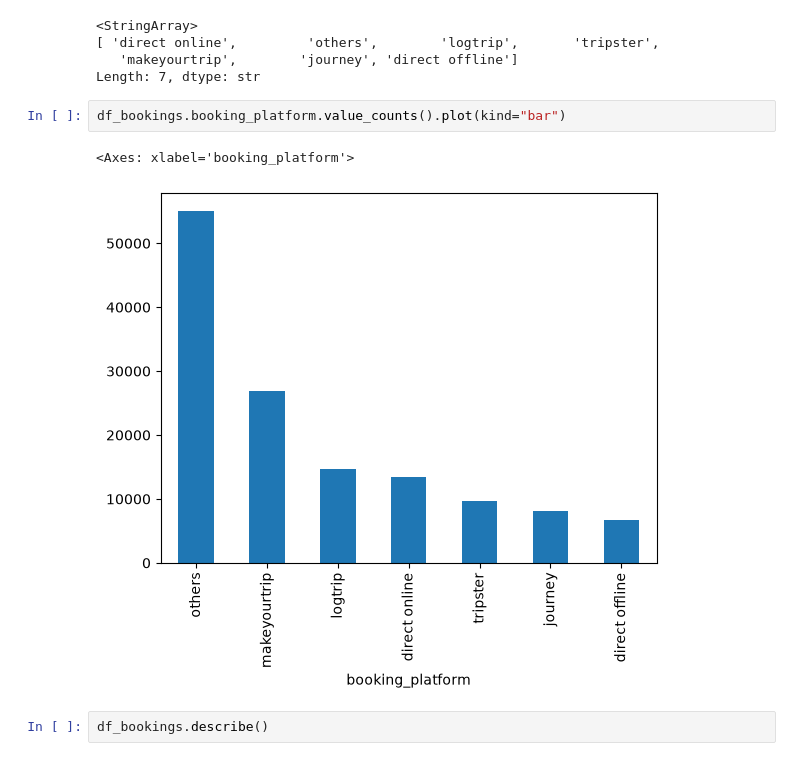
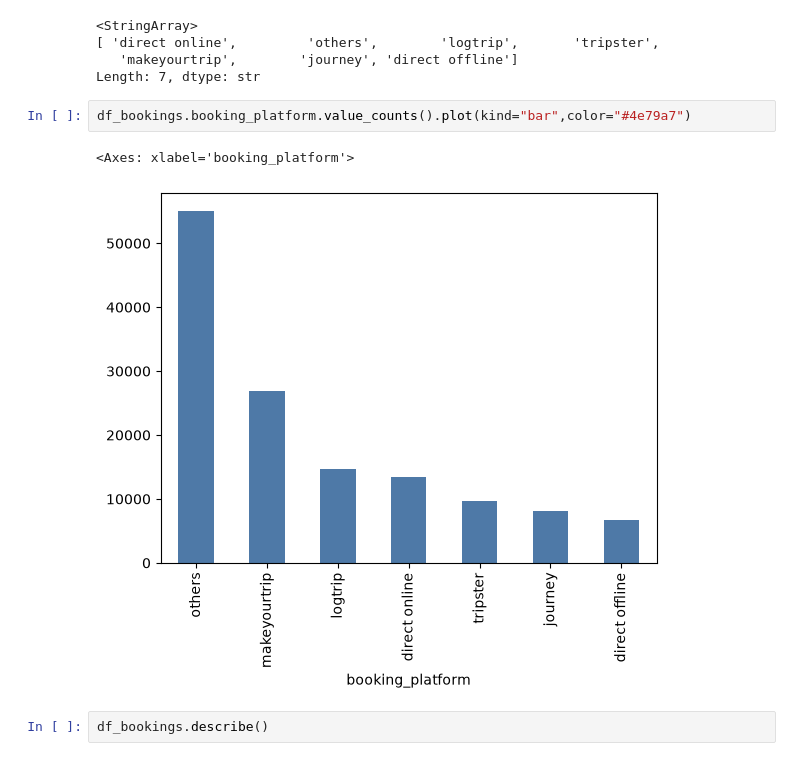
Before and after one commit to dataanalystanjali/Hospitality-Data-Analysis-Python, a Jupyter notebook: notebooks/hospitality_EDA.ipynb, the cells around one changed output. Saved outputs shown, nothing was run; the diff lists cells and outputs as text.

```diff
--- a/notebooks/hospitality_EDA.ipynb
+++ b/notebooks/hospitality_EDA.ipynb
@@ -31,10 +31,10 @@ df_bookings.booking_platform.unique()
    'makeyourtrip',        'journey', 'direct offline']
 Length: 7, dtype: str
 # %%
-df_bookings.booking_platform.value_counts().plot(kind="bar")
+df_bookings.booking_platform.value_counts().plot(kind="bar",color="#4e79a7")
 # %% [output]
 <Axes: xlabel='booking_platform'>
-[figure, old version]
+[figure, new version]
 # %%
 df_bookings.describe()
 # %% [output]
```
Also changed, not shown: parts of 12 cells of this notebook.
